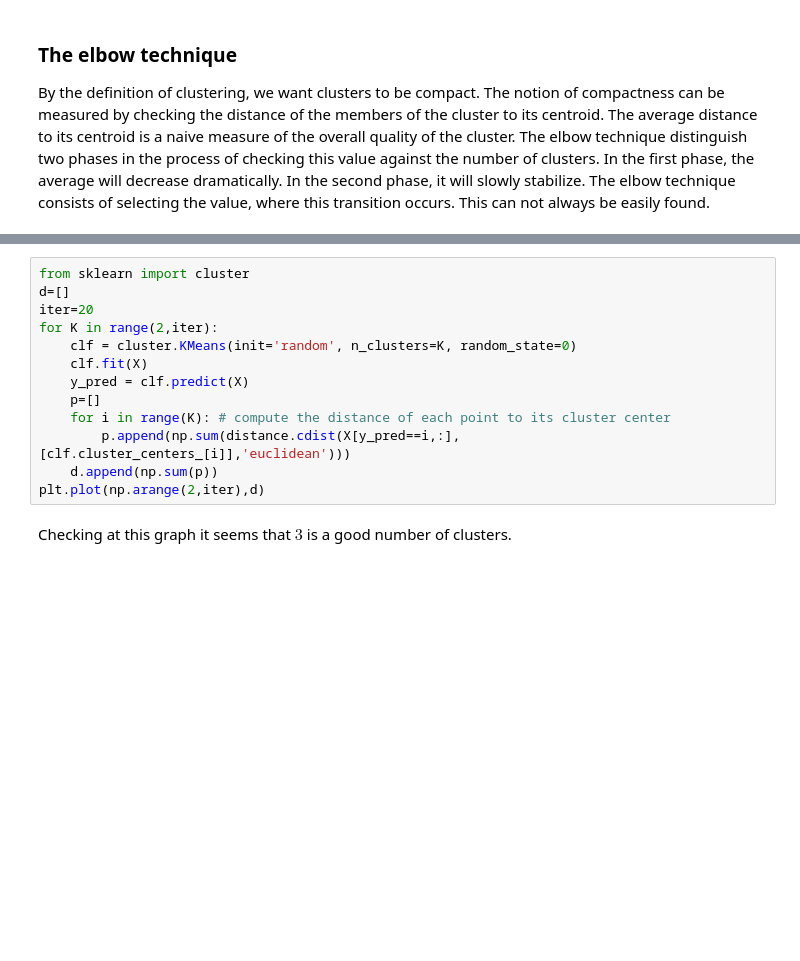
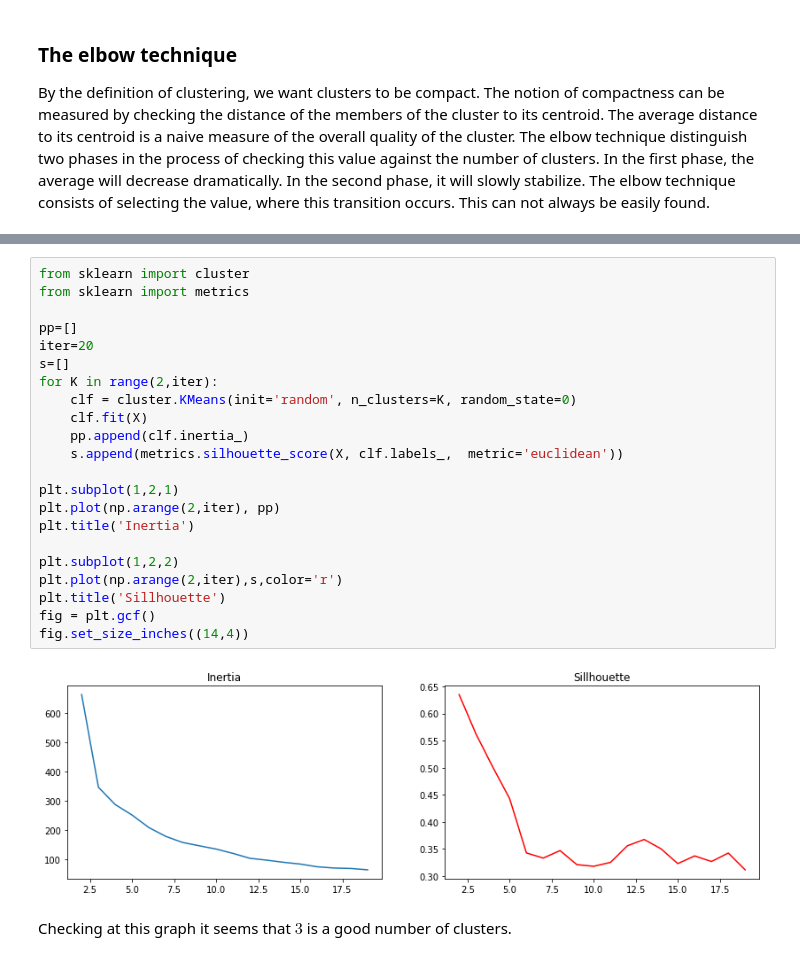
Before and after one commit to rogroc/Postgrau-Data-Science-UB, a Jupyter notebook: 13_UnsupervisedLearning/Case study Eurostat.ipynb, the cells around one changed output, grey strips where cells are left out. Drawn from its saved outputs; the diff is of its cells as text; blank space fills up the shorter version.

```diff
--- a/13_UnsupervisedLearning/Case study Eurostat.ipynb
+++ b/13_UnsupervisedLearning/Case study Eurostat.ipynb
@@ -306,16 +421,27 @@ fig.set_size_inches((14,6))
-# %%
-from sklearn import cluster
-d=[]
-iter=20
-for K in range(2,iter):
-    clf = cluster.KMeans(init='random', n_clusters=K, random_state=0)
-    clf.fit(X)
-    y_pred = clf.predict(X)
-    p=[]
-    for i in range(K): # compute the distance of each point to its cluster center
-        p.append(np.sum(distance.cdist(X[y_pred==i,:],[clf.cluster_centers_[i]],'euclidean')))
-    d.append(np.sum(p))
-plt.plot(np.arange(2,iter),d)
+# %%
+from sklearn import cluster
+from sklearn import metrics
+
+pp=[]
+iter=20
+s=[]
+for K in range(2,iter):
+    clf = cluster.KMeans(init='random', n_clusters=K, random_state=0)
+    clf.fit(X)
+    pp.append(clf.inertia_)
+    s.append(metrics.silhouette_score(X, clf.labels_,  metric='euclidean'))
+
+plt.subplot(1,2,1)
+plt.plot(np.arange(2,iter), pp)
+plt.title('Inertia')
+
+plt.subplot(1,2,2)
+plt.plot(np.arange(2,iter),s,color='r')
+plt.title('Sillhouette')
+fig = plt.gcf()
+fig.set_size_inches((14,4))
+# %% [output]
+[figure, added]
 # %% [markdown]
 Checking at this graph it seems that $3$ is a good number of clusters.
 # %% [markdown]
```
Also changed, not shown: parts of 29 cells of this notebook.
